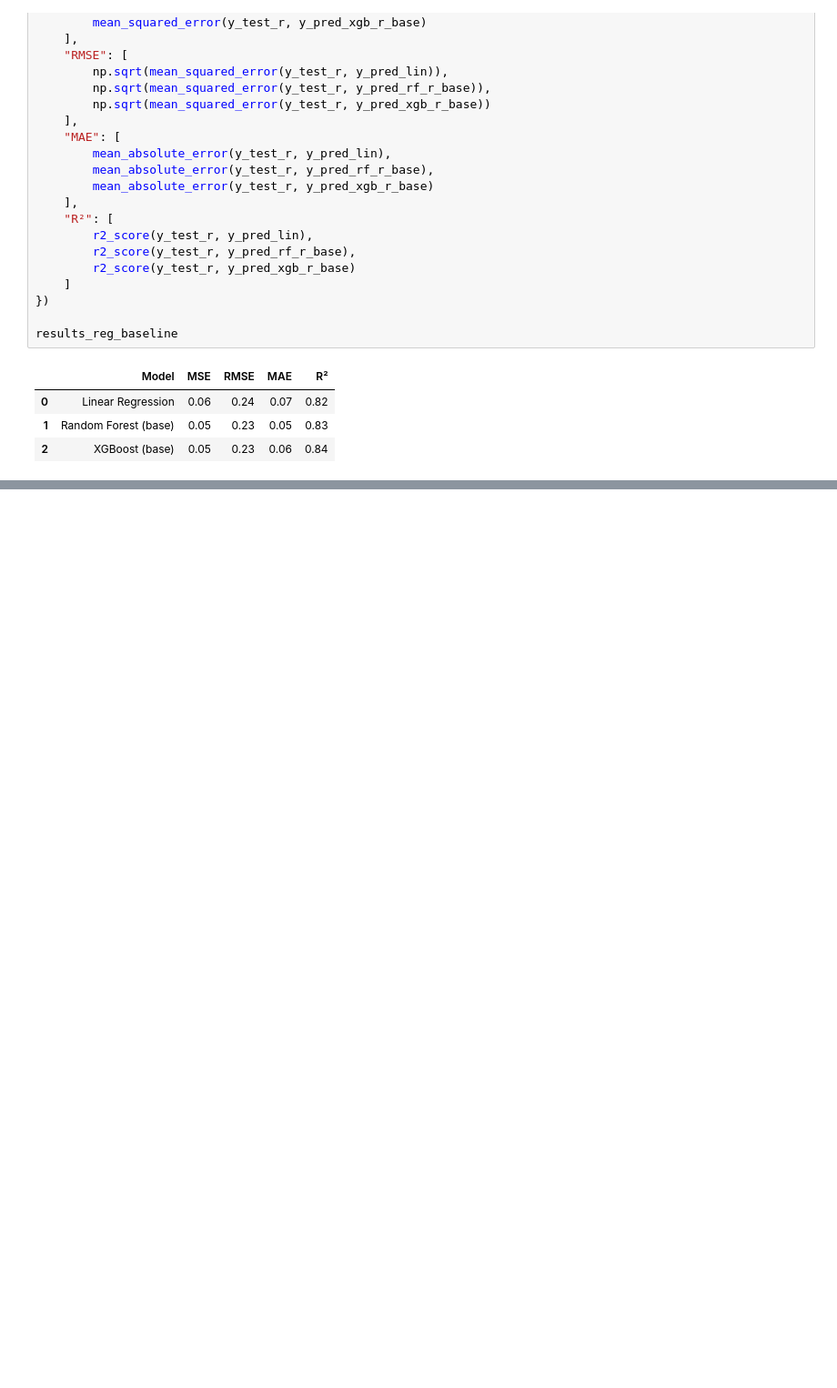
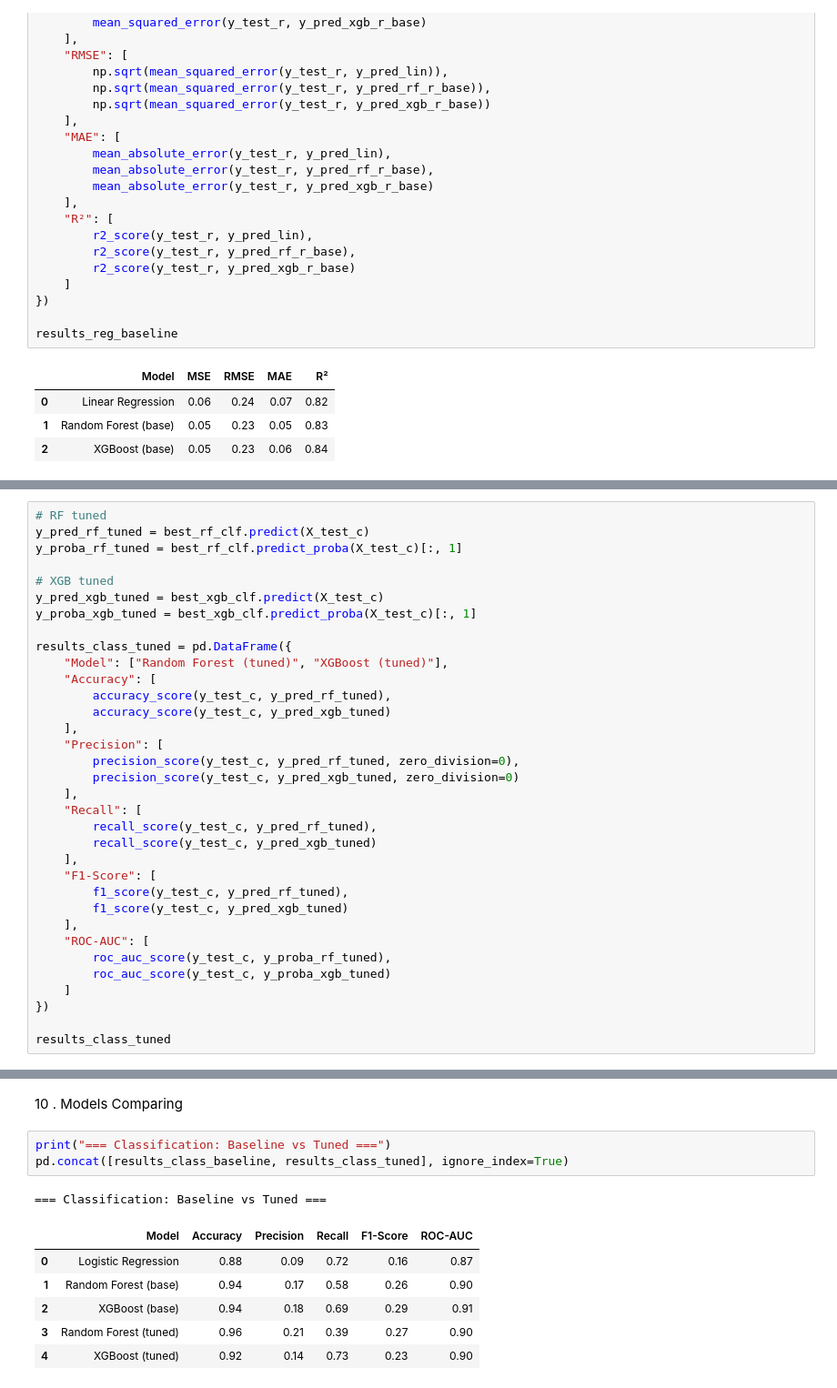
Before and after one commit to Rajabboev/hybrid_credit_risk_ML, a Jupyter notebook: Notebooks/hybrid_ml_credit_risk_16577.ipynb, the cells around one changed output, grey strips where cells are left out. Shown at 91% size. Cells and saved outputs as stored; diff of their text form; blank space fills up the shorter version.

Commit message:
Model Evaluation and Hyperparameter tuning is completed

```diff
--- a/Notebooks/hybrid_ml_credit_risk_16577.ipynb
+++ b/Notebooks/hybrid_ml_credit_risk_16577.ipynb
@@ -645,0 +733,34 @@ results_reg_baseline
+# %%
+# RF tuned
+y_pred_rf_tuned = best_rf_clf.predict(X_test_c)
+y_proba_rf_tuned = best_rf_clf.predict_proba(X_test_c)[:, 1]
+
+# XGB tuned
+y_pred_xgb_tuned = best_xgb_clf.predict(X_test_c)
+y_proba_xgb_tuned = best_xgb_clf.predict_proba(X_test_c)[:, 1]
+
+results_class_tuned = pd.DataFrame({
+    "Model": ["Random Forest (tuned)", "XGBoost (tuned)"],
+    "Accuracy": [
+        accuracy_score(y_test_c, y_pred_rf_tuned),
+        accuracy_score(y_test_c, y_pred_xgb_tuned)
+    ],
+    "Precision": [
+        precision_score(y_test_c, y_pred_rf_tuned, zero_division=0),
+        precision_score(y_test_c, y_pred_xgb_tuned, zero_division=0)
+    ],
+    "Recall": [
+        recall_score(y_test_c, y_pred_rf_tuned),
+        recall_score(y_test_c, y_pred_xgb_tuned)
+    ],
+    "F1-Score": [
+        f1_score(y_test_c, y_pred_rf_tuned),
+        f1_score(y_test_c, y_pred_xgb_tuned)
+    ],
+    "ROC-AUC": [
+        roc_auc_score(y_test_c, y_proba_rf_tuned),
+        roc_auc_score(y_test_c, y_proba_xgb_tuned)
+    ]
+})
+
+results_class_tuned
@@ -645,0 +788,13 @@ results_reg_baseline
+# %% [markdown]
+10 . Models Comparing
+# %%
+print("=== Classification: Baseline vs Tuned ===")
+pd.concat([results_class_baseline, results_class_tuned], ignore_index=True)
+# %% [output]
+=== Classification: Baseline vs Tuned ===
+|  | Model | Accuracy | Precision | Recall | F1-Score | ROC-AUC |
+| 0 | Logistic Regression | 0.88 | 0.09 | 0.72 | 0.16 | 0.87 |
+| 1 | Random Forest (base) | 0.94 | 0.17 | 0.58 | 0.26 | 0.90 |
+| 2 | XGBoost (base) | 0.94 | 0.18 | 0.69 | 0.29 | 0.91 |
+| 3 | Random Forest (tuned) | 0.96 | 0.21 | 0.39 | 0.27 | 0.90 |
+| 4 | XGBoost (tuned) | 0.92 | 0.14 | 0.73 | 0.23 | 0.90 |
```
Also changed, not shown: parts of 16 cells of this notebook.
